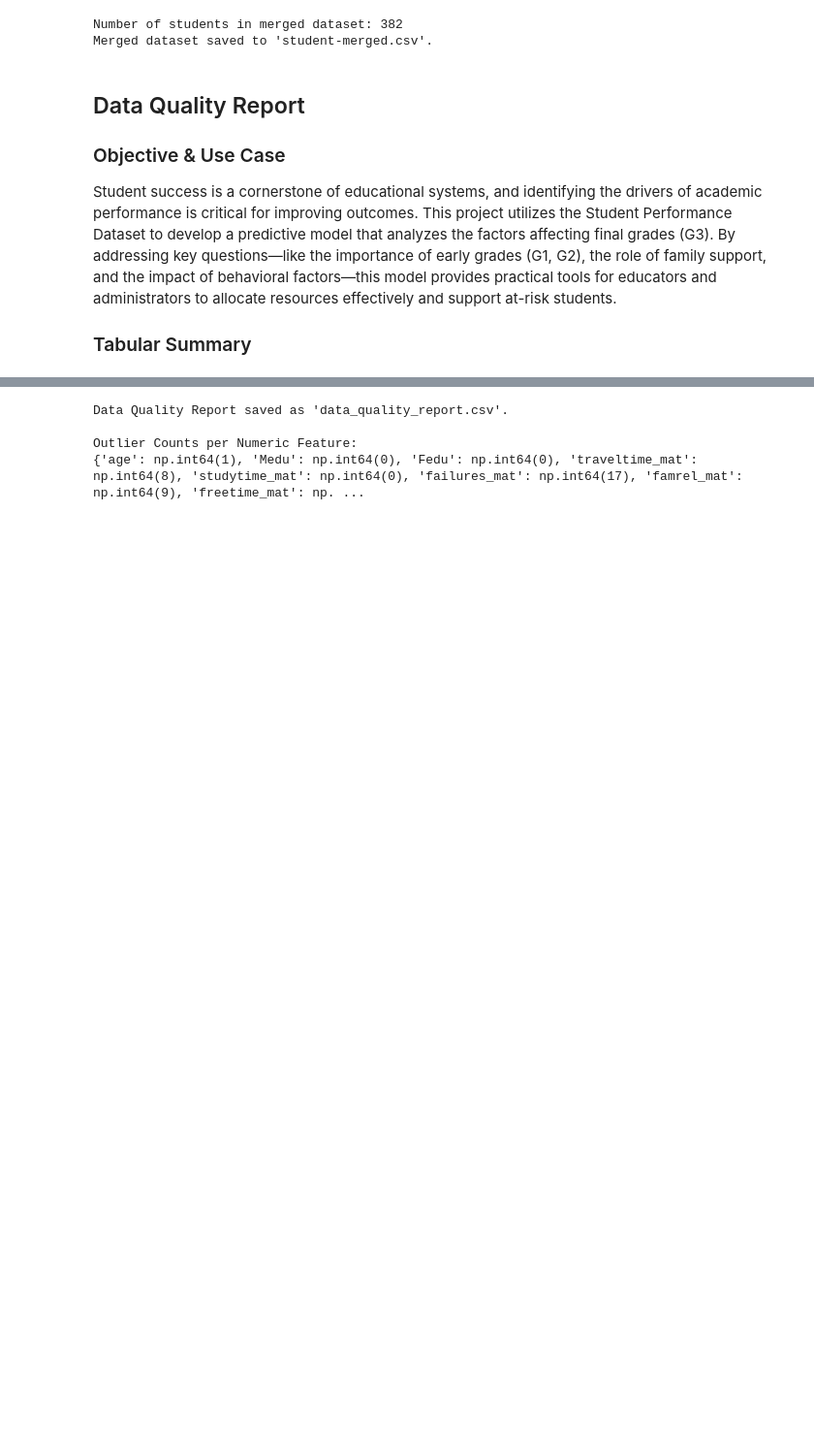
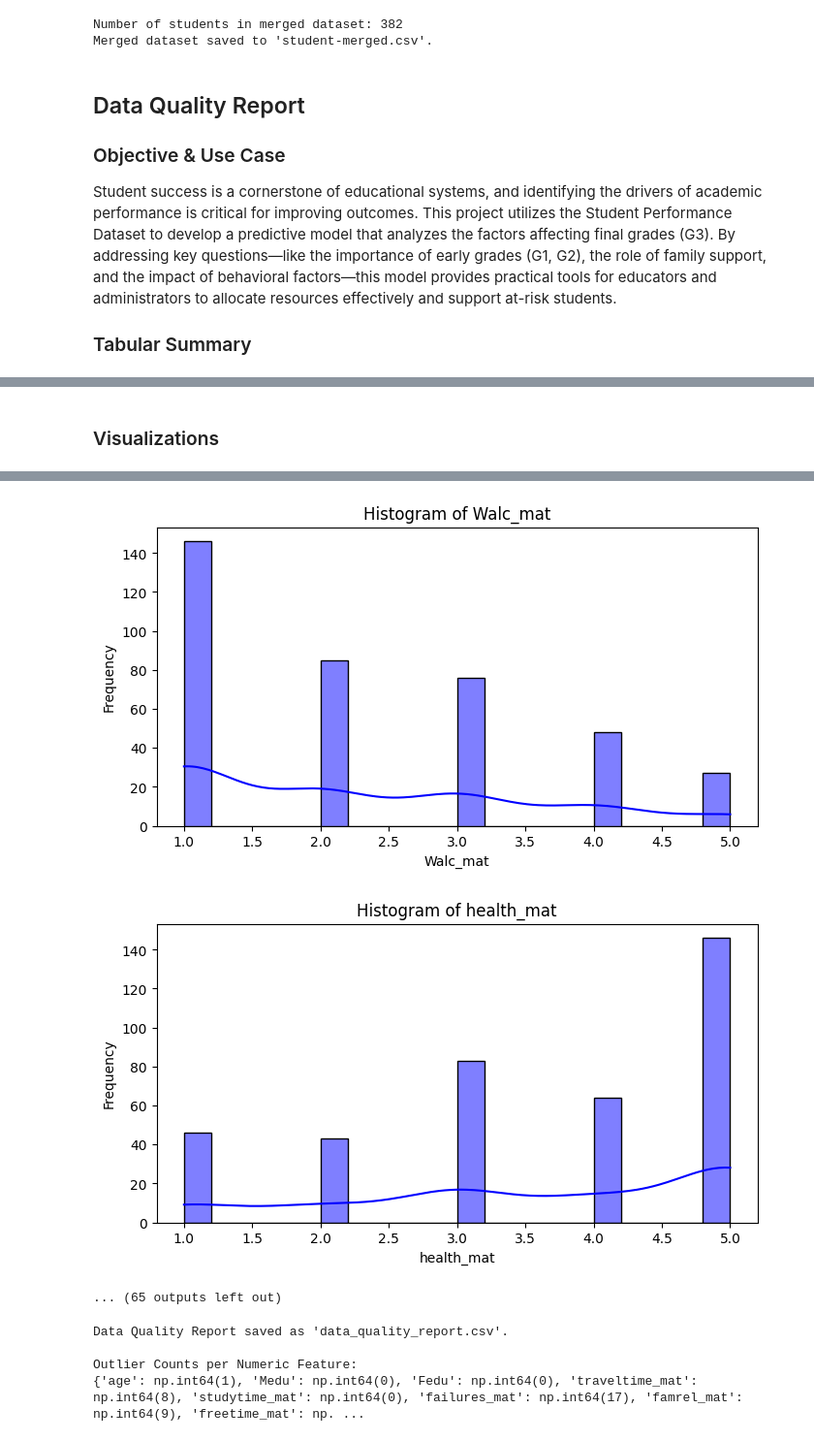
Before and after one commit to adichn/CP322-Final-Project, a Jupyter notebook: Final_Project.ipynb, the cells around one changed output, grey strips where cells are left out. Shown at 97% size. Saved outputs shown, nothing was run; the diff lists cells and outputs as text; code cells hidden in the pictures; blank space fills up the shorter version.

```diff
--- a/Final_Project.ipynb
+++ b/Final_Project.ipynb
@@ -110,3 +110,41 @@ Tabular summary saved to 'tabular_summary.csv'.
 | 50 | G1_por | int64 | 15 | 0 | 0.0 | 12.112565 | ... |
 | 51 | G2_por | int64 | 14 | 0 | 0.0 | 12.238220 | ... |
 | 52 | G3_por | int64 | 17 | 0 | 0.0 | 12.515707 | ... |
+# %% [markdown]
+### Visualizations
+# %%
+def generate_visualizations(df):
+    """
+    Generate visualizations for continuous and categorical features in the dataset.
+
+    Parameters:
+    - df: pandas DataFrame, the dataset to visualize.
+    """
+    # Separate continuous and categorical features
+    continuous_features = df.select_dtypes(include=['int64', 'float64']).columns
+    categorical_features = df.select_dtypes(include=['object']).columns
+
+    # Histograms for continuous features
+    # Includes KDE Curve for smoother representation of distribution
+    for feature in continuous_features:
+        plt.figure(figsize=(8, 4))
+        sns.histplot(df[feature], kde=True, bins=20, color='blue')
+        plt.title(f"Histogram of {feature}")
+        plt.xlabel(feature)
+        plt.ylabel("Frequency")
+        plt.show()
+
+    # Bar plots for categorical features
+    # Sorted by count of catgories for readability
+    for feature in categorical_features:
+        plt.figure(figsize=(8, 4))
+        sns.countplot(data=df, x=feature, order=df[feature].value_counts().index, palette="viridis")
+        plt.title(f"Bar Plot of {feature}")
+        plt.xlabel(feature)
+        plt.ylabel("Count")
+        plt.xticks(rotation=45)
+        plt.show()
+
+# Generate visualizations for the dataset
+generate_visualizations(merged_data)
+# %% [output]
@@ -113,3 +161,6 @@ Tabular summary saved to 'tabular_summary.csv'.
+[figure, added]
+[figure, added]
+... (65 outputs left out)
 # %%
 import pandas as pd
 import numpy as np
```
Also changed, not shown: parts of 1 cell of this notebook.
